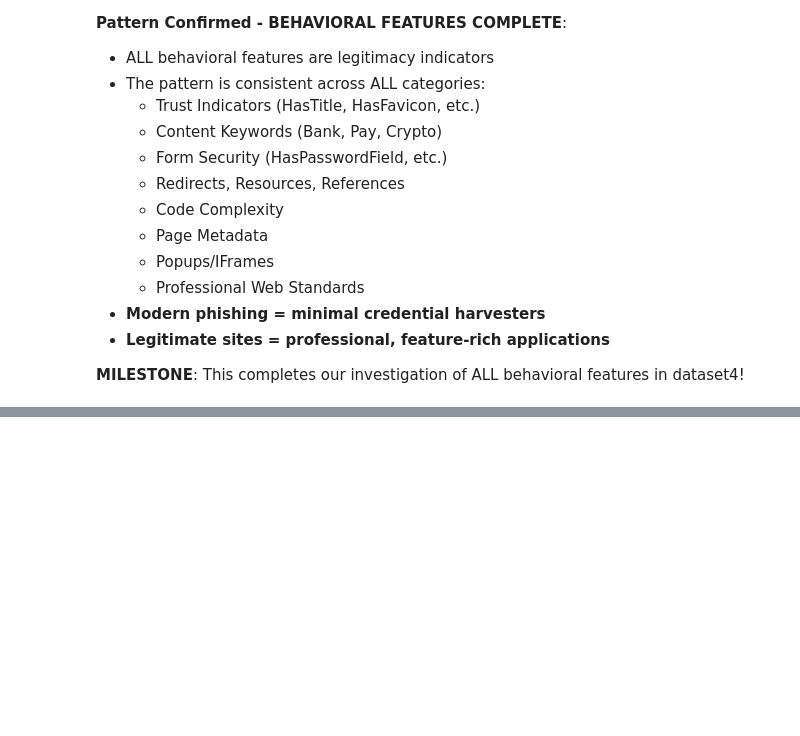
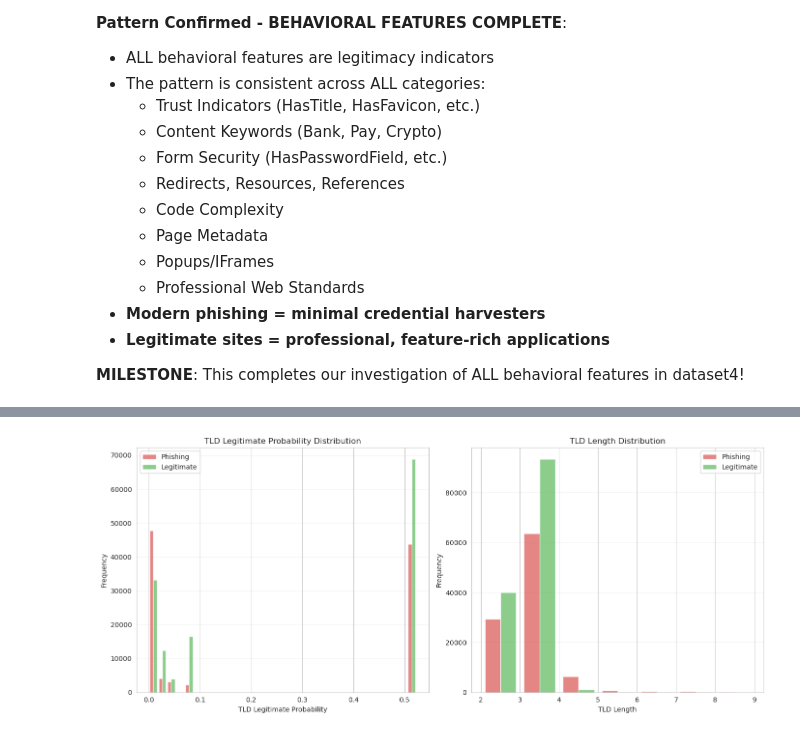
Before and after one commit to D0bledore/kaggle-phising-url-dataset, a Jupyter notebook: 1. Exploration.ipynb, the cells around one changed output, grey strips where cells are left out. Drawn from its saved outputs; the diff is of its cells as text; code cells hidden in the pictures; blank space fills up the shorter version.

Commit message:
Add TLD investigation - modern TLDs are phishing havens

```diff
--- a/1. Exploration.ipynb
+++ b/1. Exploration.ipynb
@@ -4492,0 +4497,77 @@ HasSocialNet:
+# %%
+# Distribution analysis for TLD features
+print("=== TLD Analysis: Distribution Analysis ===\n")
+
+# Check TLD field type and content
+print("TLD field analysis:")
+print(f"  Data type: {df4['TLD'].dtype}")
+print(f"  Unique TLDs: {df4['TLD'].nunique()}")
+print()
+
+# Top TLDs by label
+phish_df = df4[df4['label'] == 0]
+legit_df = df4[df4['label'] == 1]
+
+print("Top 15 TLDs in PHISHING URLs:")
+phish_tlds = phish_df['TLD'].value_counts().head(15)
+for tld, count in phish_tlds.items():
+    pct = count / len(phish_df) * 100
+    print(f"  .{tld}: {count:>6,} ({pct:>5.2f}%)")
+
+print("\nTop 15 TLDs in LEGITIMATE URLs:")
+legit_tlds = legit_df['TLD'].value_counts().head(15)
+for tld, count in legit_tlds.items():
+    pct = count / len(legit_df) * 100
+    print(f"  .{tld}: {count:>6,} ({pct:>5.2f}%)")
+
+print("\n=== TLDLegitimateProb & TLDLength Distribution ===\n")
+
+tld_numeric_features = ['TLDLegitimateProb', 'TLDLength']
+
+summary_data = []
+for feature in tld_numeric_features:
+    phish_mean = phish_df[feature].mean()
+    legit_mean = legit_df[feature].mean()
+
+    phish_median = phish_df[feature].median()
+    legit_median = legit_df[feature].median()
+
+    print(f"{feature}:")
+    print(f"  Phishing:")
+    print(f"    Mean:   {phish_mean:>7.4f}")
+    print(f"    Median: {phish_median:>7.4f}")
+    print(f"  Legitimate:")
+    print(f"    Mean:   {legit_mean:>7.4f}")
+    print(f"    Median: {legit_median:>7.4f}")
+    print()
+
+    summary_data.append({
+        'Feature': feature,
+        'Phishing Mean': phish_mean,
+        'Legitimate Mean': legit_mean
+    })
+
+# Visualization
+fig, (ax1, ax2) = plt.subplots(1, 2, figsize=(14, 6))
+
+# TLDLegitimateProb
+ax1.hist([phish_df['TLDLegitimateProb'], legit_df['TLDLegitimateProb']],
+         bins=30, label=['Phishing', 'Legitimate'], color=['#d9534f', '#5cb85c'], alpha=0.7)
+ax1.set_xlabel('TLD Legitimate Probability')
+ax1.set_ylabel('Frequency')
+ax1.set_title('TLD Legitimate Probability Distribution')
+ax1.legend()
+ax1.grid(axis='y', alpha=0.3)
+
+# TLDLength
+ax2.hist([phish_df['TLDLength'], legit_df['TLDLength']],
+         bins=range(2, 10), label=['Phishing', 'Legitimate'], color=['#d9534f', '#5cb85c'], alpha=0.7)
+ax2.set_xlabel('TLD Length')
+ax2.set_ylabel('Frequency')
+ax2.set_title('TLD Length Distribution')
+ax2.legend()
+ax2.grid(axis='y', alpha=0.3)
+
+plt.tight_layout()
+plt.show()
+# %% [output]
@@ -4492,0 +4591 @@ HasSocialNet:
+[figure, added]
```
Also changed, not shown: parts of 9 cells of this notebook.
